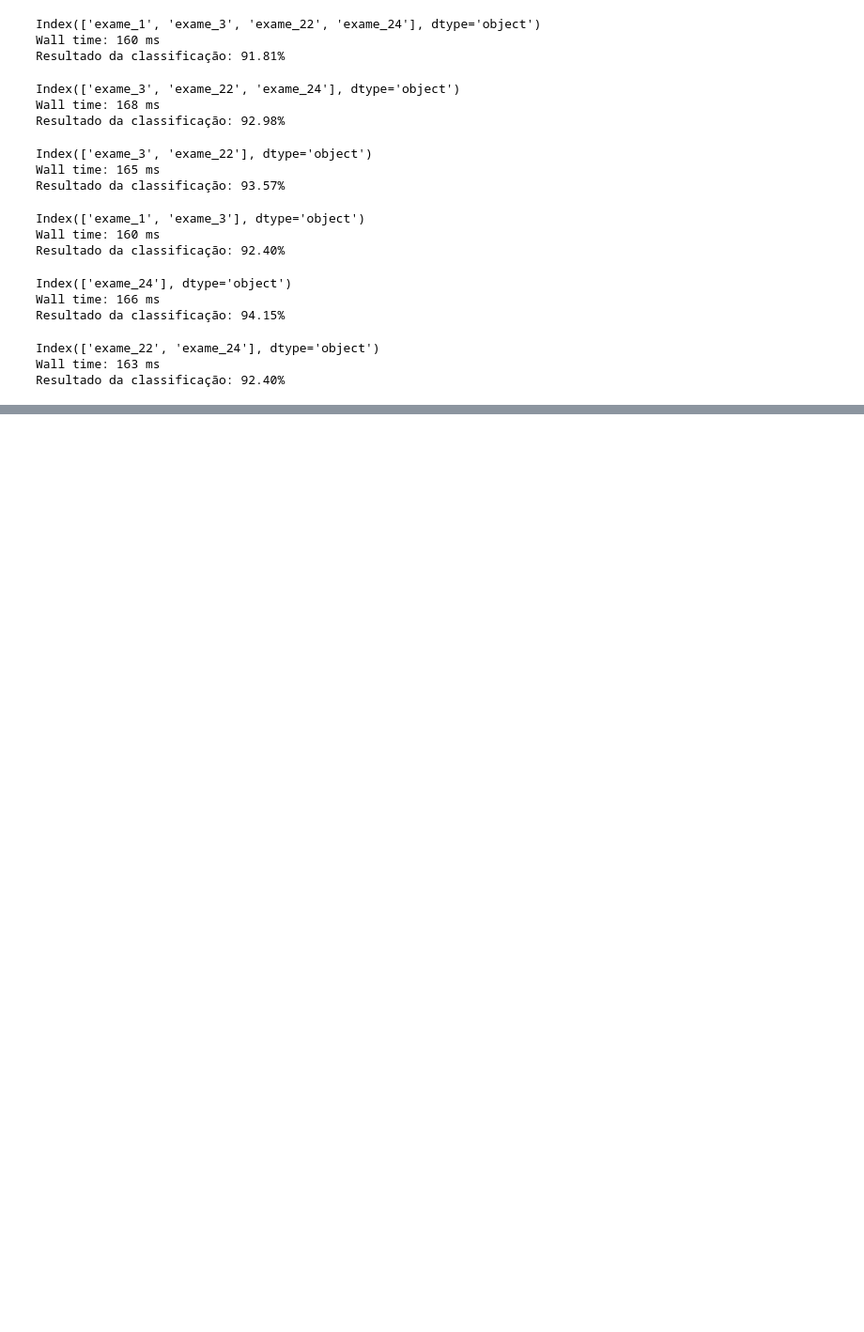
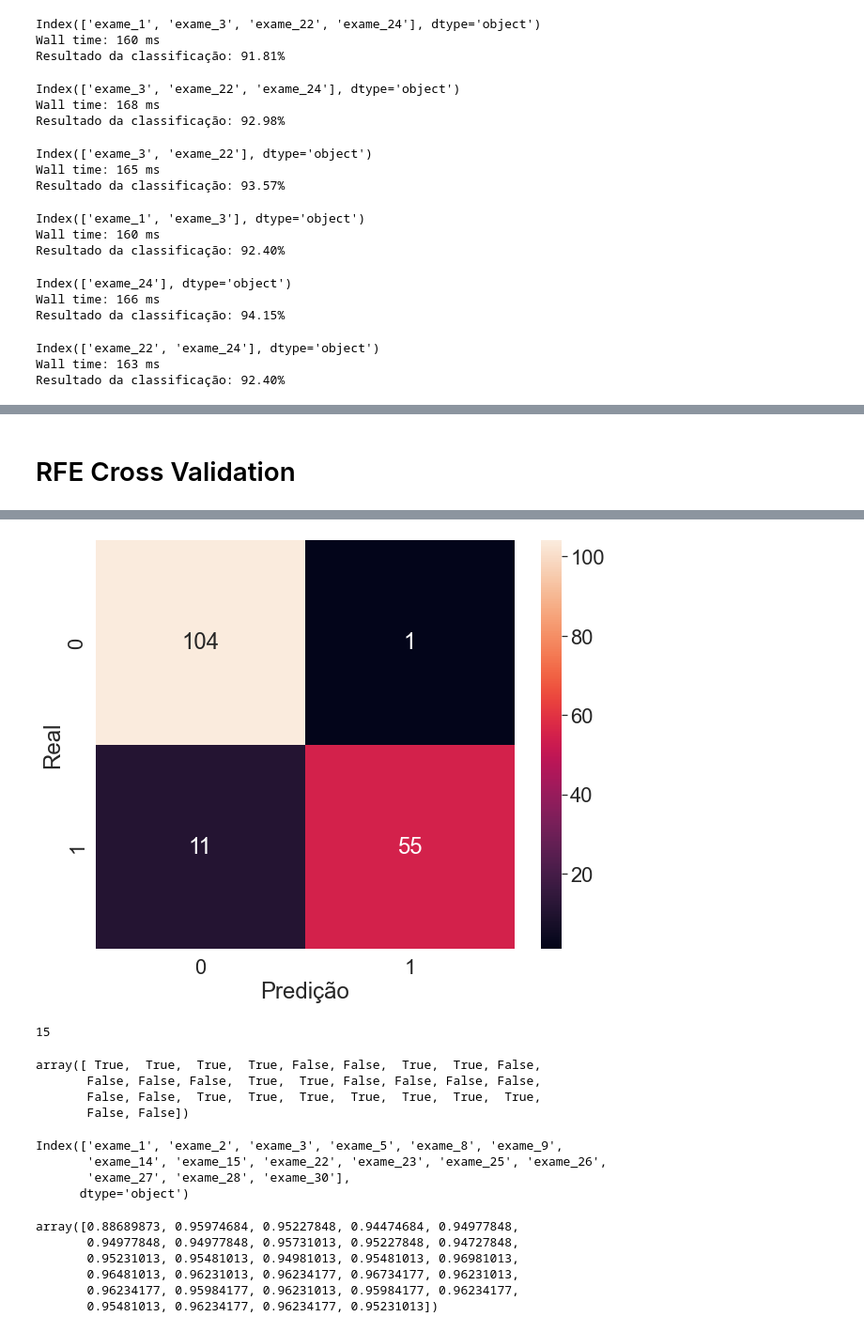
Before and after one commit to fkfouri/PythonStudy, a Jupyter notebook: machine-learning/c03_Lidando_com_dados_de_muitas_dimensoes/a01.ipynb, the cells around one changed output, grey strips where cells are left out. Shown at 94% size. Cells and saved outputs as stored; diff of their text form; code cells hidden in the pictures; blank space fills up the shorter version.

```diff
--- a/machine-learning/c03_Lidando_com_dados_de_muitas_dimensoes/a01.ipynb
+++ b/machine-learning/c03_Lidando_com_dados_de_muitas_dimensoes/a01.ipynb
@@ -391,0 +534,30 @@ https://www.tylervigen.com/spurious-correlations
+# %% [markdown]
+# RFE Cross Validation
+# %%
+from sklearn.feature_selection import RFECV
+
+SEED = 1234
+random.seed(SEED)
+
+treino_x, teste_x, treino_y, teste_y = train_test_split(valores_exames_v6, diagnostico, test_size = .3)
+classificador = RandomForestClassifier(n_estimators = 100)
+%time classificador.fit(treino_x, treino_y)
+
+selecionar_rfecv = RFECV(estimator = classificador, cv=5, step=1, scoring='accuracy')
+%time selecionar_rfecv.fit(treino_x, treino_y)
+
+treino_rfecv = selecionar_rfecv.transform(treino_x)
+teste_rfecv = selecionar_rfecv.transform(teste_x)
+
+%time classificador.fit(treino_rfecv, treino_y)
+
+predict = classificador.predict(teste_rfecv)
+matriz_confusao = confusion_matrix(teste_y, predict)
+
+plt.figure(figsize=(10,8))
+sns.set(font_scale=2)
+sns.heatmap(matriz_confusao, annot=True, fmt= "d").set(xlabel = "Predição", ylabel="Real");
+
+acuracia = classificador.score(X=teste_rfecv, y=teste_y) * 100
+print(f'Resultado da classificação: {acuracia:.2f}%')
+# %% [output]
@@ -391,0 +568,30 @@ https://www.tylervigen.com/spurious-correlations
+[figure, added]
+# %%
+#quantas features o modelo selecionou
+selecionar_rfecv.n_features_
+# %% [output]
+15
+# %%
+selecionar_rfecv.support_
+# %% [output]
+array([ True,  True,  True,  True, False, False,  True,  True, False,
+       False, False, False,  True,  True, False, False, False, False,
+       False, False,  True,  True,  True,  True,  True,  True,  True,
+       False, False])
+# %%
+# as features selecionados pelo modelo
+treino_x.columns[selecionar_rfecv.support_]
+# %% [output]
+Index(['exame_1', 'exame_2', 'exame_3', 'exame_5', 'exame_8', 'exame_9',
+       'exame_14', 'exame_15', 'exame_22', 'exame_23', 'exame_25', 'exame_26',
+       'exame_27', 'exame_28', 'exame_30'],
+      dtype='object')
+# %%
+selecionar_rfecv.grid_scores_
+# %% [output]
+array([0.88689873, 0.95974684, 0.95227848, 0.94474684, 0.94977848,
+       0.94977848, 0.94977848, 0.95731013, 0.95227848, 0.94727848,
+       0.95231013, 0.95481013, 0.94981013, 0.95481013, 0.96981013,
+       0.96481013, 0.96231013, 0.96234177, 0.96734177, 0.96231013,
+       0.96234177, 0.95984177, 0.96231013, 0.95984177, 0.96234177,
+       0.95481013, 0.96234177, 0.96234177, 0.95231013])
```
Also changed, not shown: parts of 26 cells of this notebook.
